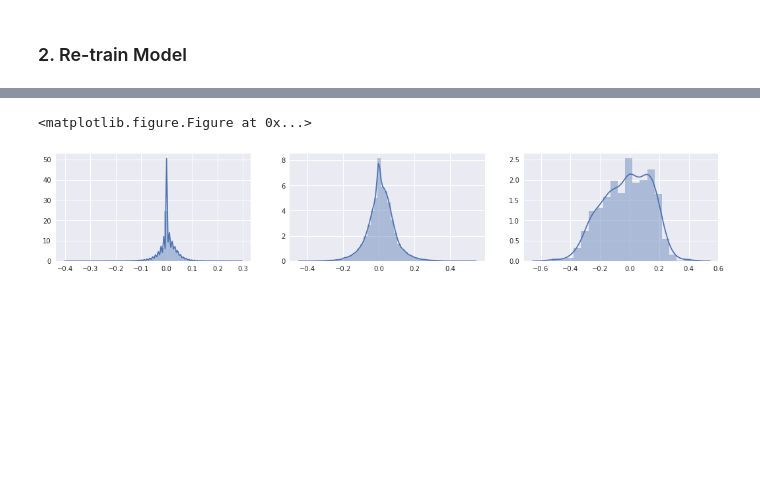
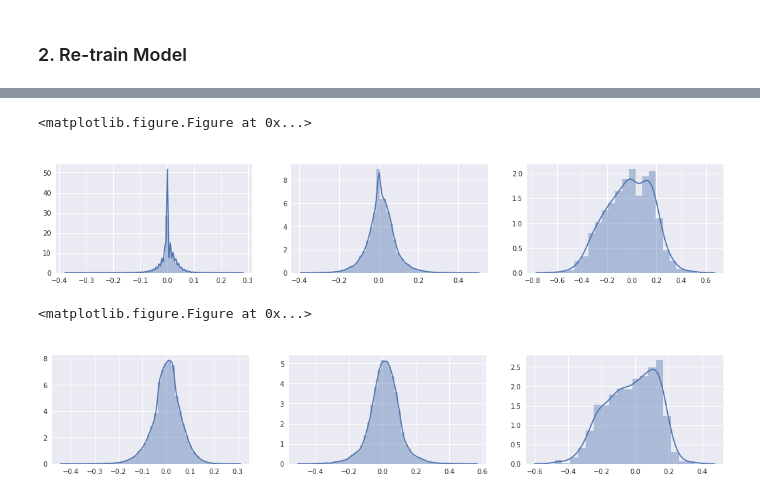
Before and after one commit to okz12/NN_compression, a Jupyter notebook: KD.ipynb, the cells around one changed output, grey strips where cells are left out. Drawn from its saved outputs; the diff is of its cells as text; code cells hidden in the pictures; blank space fills up the shorter version.

```diff
--- a/KD.ipynb
+++ b/KD.ipynb
@@ -15,15 +15,17 @@ from utils import test_accuracy, train_epoch, show_weights, layer_utils, print_d
 import seaborn as sns
 import matplotlib.pyplot as plt
 sns.set(color_codes=True)
+plt.rcParams['text.color'] = 'white'
 
 #Data
 train_dataset = dsets.MNIST(root='./data', train=True, transform=transforms.ToTensor(), download=True)
 test_dataset = dsets.MNIST(root='./data', train=False , transform=transforms.ToTensor(), download=True)
 
 num_epochs = 100
-batch_size = 256
+batch_size = 128
 
 train_loader = torch.utils.data.DataLoader(dataset=train_dataset, batch_size=batch_size, shuffle=True)
+train_loader_full = torch.utils.data.DataLoader(dataset=train_dataset, batch_size=60000, shuffle=False)
 test_loader = torch.utils.data.DataLoader(dataset=test_dataset, batch_size=10000, shuffle=False)
 use_cuda = torch.cuda.is_available()
 # %% [markdown]
@@ -103,15 +95,17 @@ Variable containing:
 # %%
+#Load model f
 model = torch.load(model_dir + 'mnist_{}_{}.m'.format(model.name, num_epochs)).cuda()
+model_kd = models.LeNet_300_100_kd().cuda()
+model_kd.load_state_dict(model.state_dict())
 
 criterion_kd = nn.MSELoss()
-ce_loss = nn.CrossEntropyLoss()
 learning_rate_kd = 0.0005
 wd_kd = 0.01
-optimizer_kd_1 = torch.optim.Adam(model.fc1.parameters(), lr=learning_rate_kd, weight_decay = wd_kd)
-optimizer_kd_2 = torch.optim.Adam(model.fc2.parameters(), lr=learning_rate_kd, weight_decay = wd_kd)
-optimizer_kd_3 = torch.optim.Adam(model.fc3.parameters(), lr=learning_rate_kd, weight_decay = wd_kd)
+optimizer_kd_1 = torch.optim.Adam(model_kd.fc1.parameters(), lr=learning_rate_kd, weight_decay = wd_kd)
+optimizer_kd_2 = torch.optim.Adam(model_kd.fc2.parameters(), lr=learning_rate_kd, weight_decay = wd_kd)
+optimizer_kd_3 = torch.optim.Adam(model_kd.fc3.parameters(), lr=learning_rate_kd, weight_decay = wd_kd)
 
-show_weights(model)
-retraining_epochs=10
+#show_weights(model)
+show_weights(model_kd)
 # %% [output]
 <matplotlib.figure.Figure at 0x...>
@@ -119,9 +113,18 @@ retraining_epochs=10
+# %%
+def get_weight_penalty(model):
+    wp=0
+    for layer in model.state_dict():
+        wp += np.sqrt(model.state_dict()[layer].pow(2).sum())
+    return wp
 # %%
-for epoch in range(retraining_epochs):
-    model, loss = train_epoch(model, optimizer_kd_3, criterion_kd, train_kd_loader, kd=True)
-    model, loss = train_epoch(model, optimizer_kd_2, criterion_kd, train_kd_loader, kd=True)
-    model, loss = train_epoch(model, optimizer_kd_1, criterion_kd, train_kd_loader, kd=True)
-    accuracy = test_accuracy(test_loader, model, ce_loss, kd=True)
-    print('Epoch: {}. Loss: {}. Accuracy: {}'.format(epoch+1, loss.data[0], accuracy))
+for epoch in range(20):
+    model_kd, loss = train_epoch(model_kd, optimizer_kd_3, criterion_kd, train_kd_loader, kd=True)
+    model_kd, loss = train_epoch(model_kd, optimizer_kd_2, criterion_kd, train_kd_loader, kd=True)
+    model_kd, loss = train_epoch(model_kd, optimizer_kd_1, criterion_kd, train_kd_loader, kd=True)
+    test_acc = test_accuracy(test_loader, model, kd=True, get_loss=True)
+    train_acc = test_accuracy(train_loader_full, model, kd=True, get_loss=True)
+    weight_penalty = get_weight_penalty(model_kd)
+    print('Epoch: {}. Train CE Loss: {}, Train Accuracy: {}, Test CE Loss: {}, Test Accuracy: {}, Model L2: {}'.format(epoch+1, train_acc[1], train_acc[0], test_acc[1], test_acc[0], weight_penalty))
+show_weights(model_kd)
 show_weights(model)
 # %% [output]
@@ -138,2 +151,4 @@ Epoch: 10. Loss: 0.259744048119. Accuracy: 97.6
 <matplotlib.figure.Figure at 0x...>
-[figure, old version]
+[figure, new version]
+<matplotlib.figure.Figure at 0x...>
+[figure, added]
```
Also changed, not shown: parts of 8 cells of this notebook, 2 other files.
